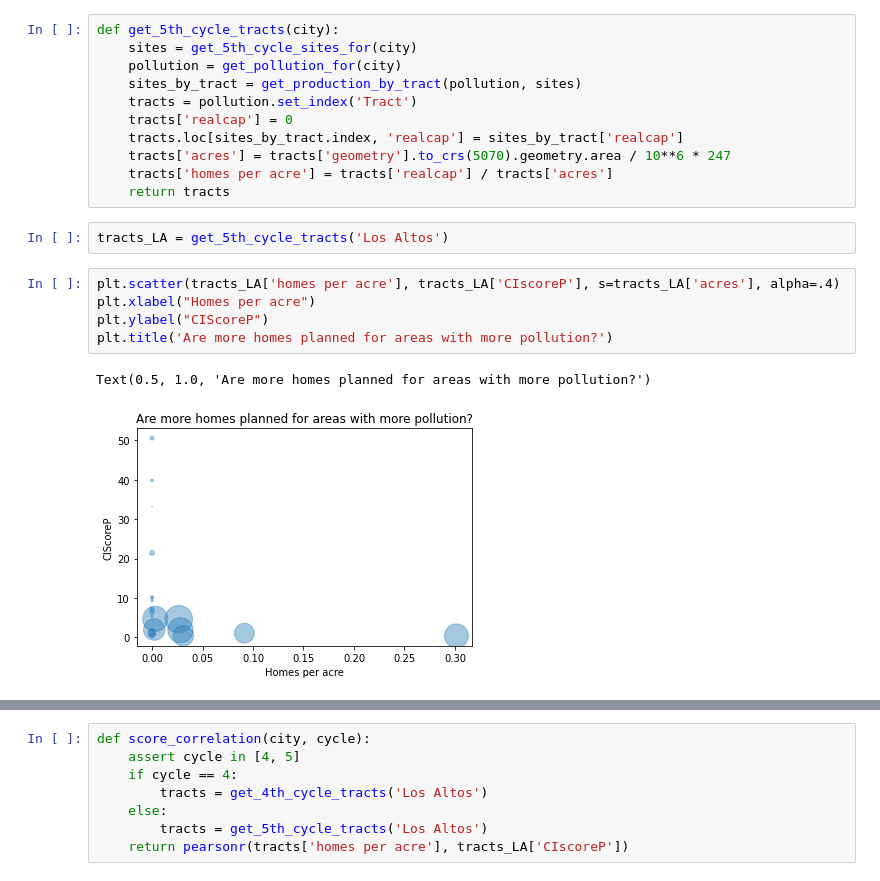
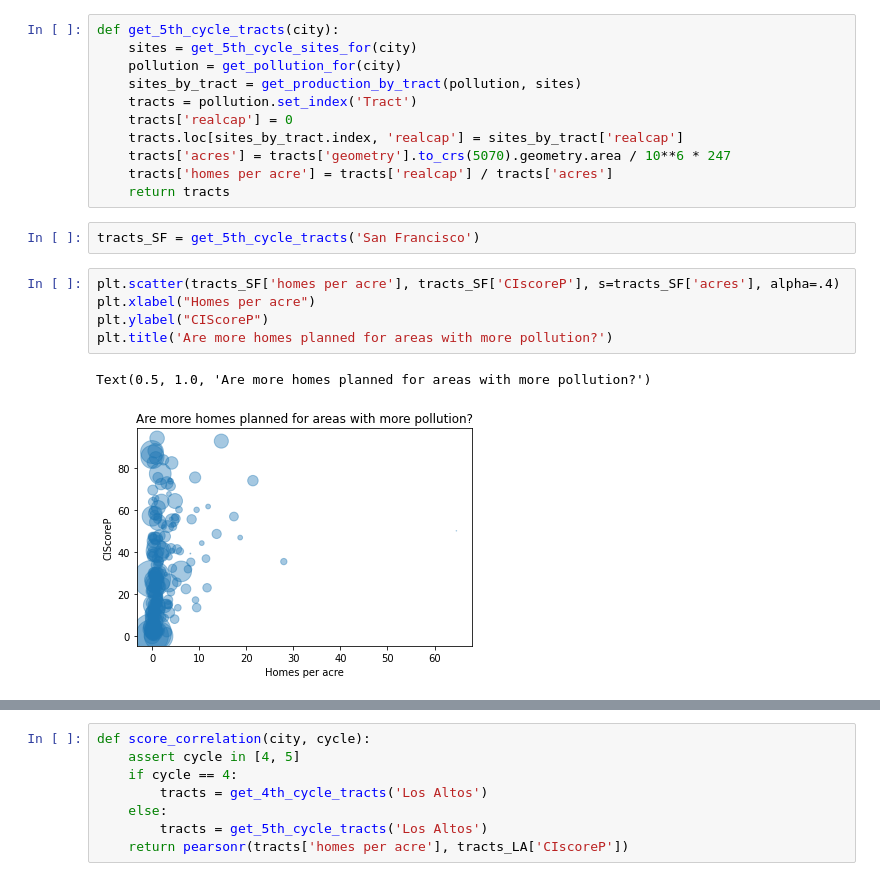
Before and after one commit to sdamerdji/fair_housing_elements, a Jupyter notebook: utils.ipynb, the cells around one changed output, grey strips where cells are left out. Saved outputs shown, nothing was run; the diff lists cells and outputs as text.

```diff
--- a/utils.ipynb
+++ b/utils.ipynb
@@ -141,13 +142,13 @@ def get_5th_cycle_tracts(city):
     tracts['acres'] = tracts['geometry'].to_crs(5070).geometry.area / 10**6 * 247
     tracts['homes per acre'] = tracts['realcap'] / tracts['acres']
     return tracts
-# %%
-tracts_LA = get_5th_cycle_tracts('Los Altos')
+# %%
+tracts_SF = get_5th_cycle_tracts('San Francisco')
 # %%
-plt.scatter(tracts_LA['homes per acre'], tracts_LA['CIscoreP'], s=tracts_LA['acres'], alpha=.4)
+plt.scatter(tracts_SF['homes per acre'], tracts_SF['CIscoreP'], s=tracts_SF['acres'], alpha=.4)
 plt.xlabel("Homes per acre")
 plt.ylabel("CIScoreP")
 plt.title('Are more homes planned for areas with more pollution?')
 # %% [output]
 Text(0.5, 1.0, 'Are more homes planned for areas with more pollution?')
-[figure, old version]
+[figure, new version]
```
Also changed, not shown: parts of 8 cells of this notebook.
